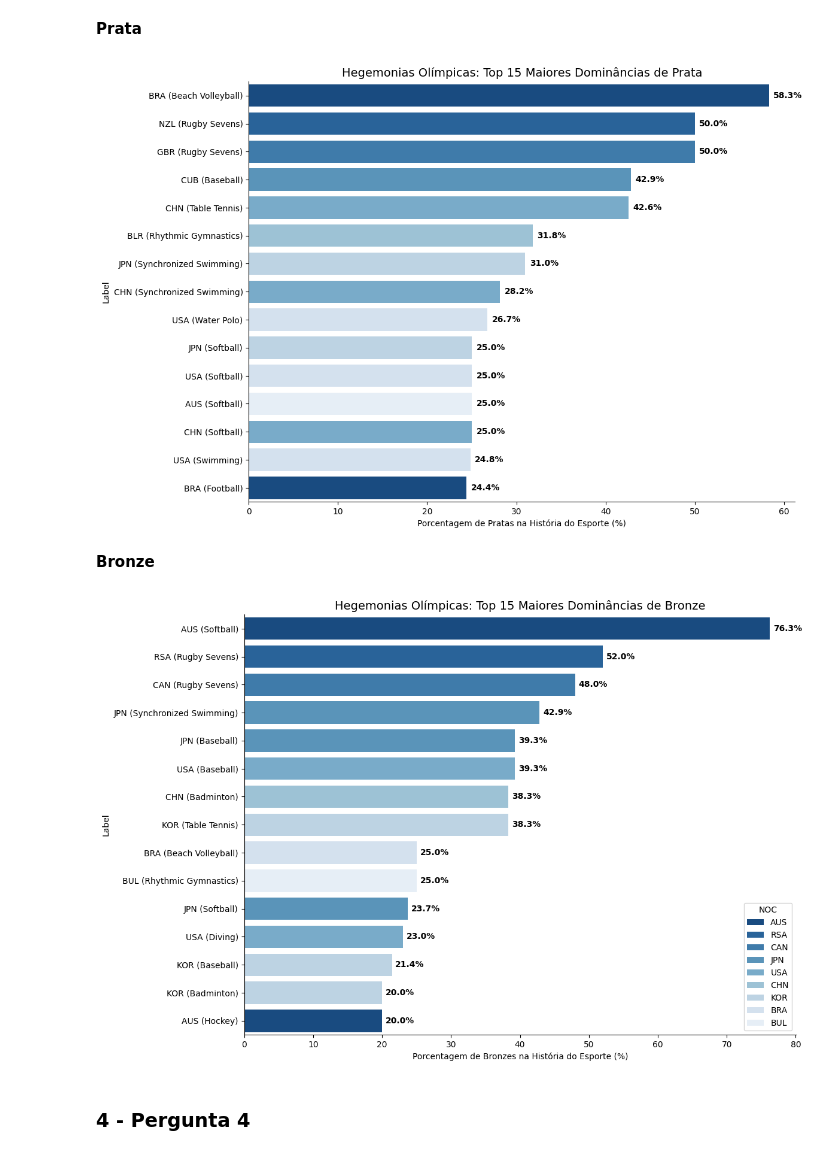
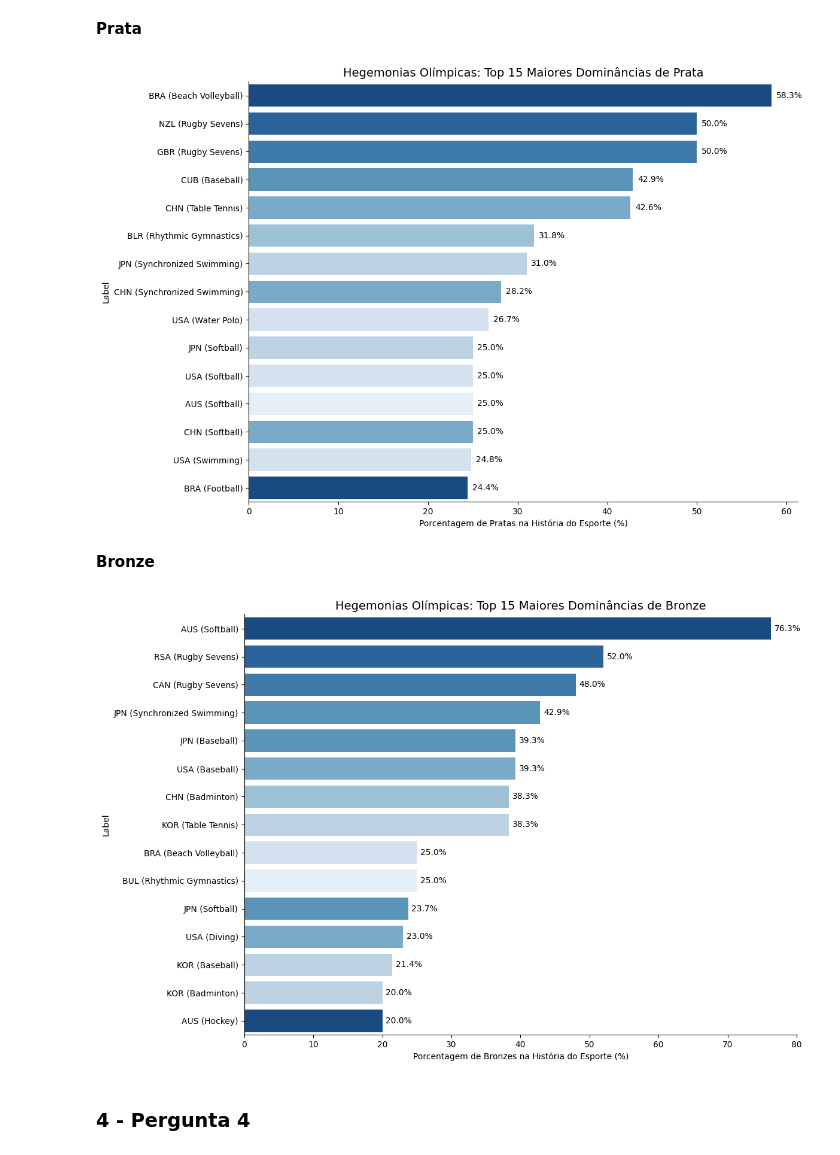
Before and after one commit to ClaraCaldas/Projeto-ICD, a Jupyter notebook: RELATORIO.ipynb, the cells around one changed output. Cells and saved outputs as stored; diff of their text form; code cells hidden in the pictures.

```diff
--- a/RELATORIO.ipynb
+++ b/RELATORIO.ipynb
@@ -474,7 +478,9 @@ plt.ylabel('Modalidade Esportiva')
 
 
 for i, v in enumerate(df_bra_esportes['Total_Atletas']):
-    plt.text(v + 0.5, i, str(int(v)), color='black', va='center')
+    plt.text(v + 0.5, i, str(int(v)),
+             color='black',
+             va='center')
 
 plt.tight_layout()
 plt.show()
@@ -554,7 +560,6 @@ ax = sns.barplot(data=df_plot,
 for i, (medals, eff) in enumerate(zip(df_plot['Total_Medalhas'], df_plot['Eficiencia_%'])):
     ax.text(medals + 1, i, f' {eff}% Eficiência',
             va='center',
-            fontweight='bold',
             color='black')
 
 plt.title('Hegemonia por Esporte: Medalhas Totais e Taxa de Eficiência', fontsize=15)
@@ -614,7 +619,7 @@ plt.xlabel('Porcentagem de Ouros na História do Esporte (%)')
 for i, v in enumerate(df_plot['Dominancia_%']):
     ax.text(v + 0.5, i, f'{v:.1f}%',
             va='center',
-            fontweight='bold')
+            color='black')
 
 sns.despine()
 plt.tight_layout()
@@ -663,13 +668,13 @@ plt.xlabel('Porcentagem de Pratas na História do Esporte (%)')
 for i, v in enumerate(df_plot['Dominancia_%']):
     ax.text(v + 0.5, i, f'{v:.1f}%',
             va='center',
-            fontweight='bold')
+            color='black')
 
 sns.despine()
 plt.tight_layout()
 plt.show()
 # %% [output]
-[figure, old version]
+[figure, new version]
 # %% [markdown]
 **Bronze**
 # %%
@@ -688,36 +693,38 @@ esportes_vivos = total_bronze_esporte[total_bronze_esporte > 10].index
 df_plot = df_dominancia_bronze[
     (df_dominancia_bronze['Sport'].isin(esportes_vivos)) &
     (df_dominancia_bronze['Bronze'] >= 3)
 ].copy()
 
 
 df_plot = df_plot.sort_values('Dominancia_%', ascending=False).head(15)
 df_plot['Label'] = df_dominancia_bronze['NOC'] + " (" + df_dominancia_bronze['Sport'] + ")"
 
 plt.figure(figsize=(12, 8))
 
 ax = sns.barplot(
     data=df_plot,
     x='Dominancia_%',
     y=df_plot['Label'],
     hue='NOC',
     dodge=False,
-    palette='Blues_r'
+    palette='Blues_r',
+    legend=False
 )
 
 plt.title('Hegemonias Olímpicas: Top 15 Maiores Dominâncias de Bronze', fontsize=14)
 plt.xlabel('Porcentagem de Bronzes na História do Esporte (%)')
 
 for i, v in enumerate(df_plot['Dominancia_%']):
     ax.text(v + 0.5, i, f'{v:.1f}%',
             va='center',
-            fontweight='bold')
+            color='black'
+            )
 
 sns.despine()
 plt.tight_layout()
 plt.show()
 # %% [output]
-[figure, old version]
+[figure, new version]
 # %% [markdown]
 ### 4 - Pergunta 4
 # %% [markdown]
```
Also changed, not shown: parts of 8 cells of this notebook.
